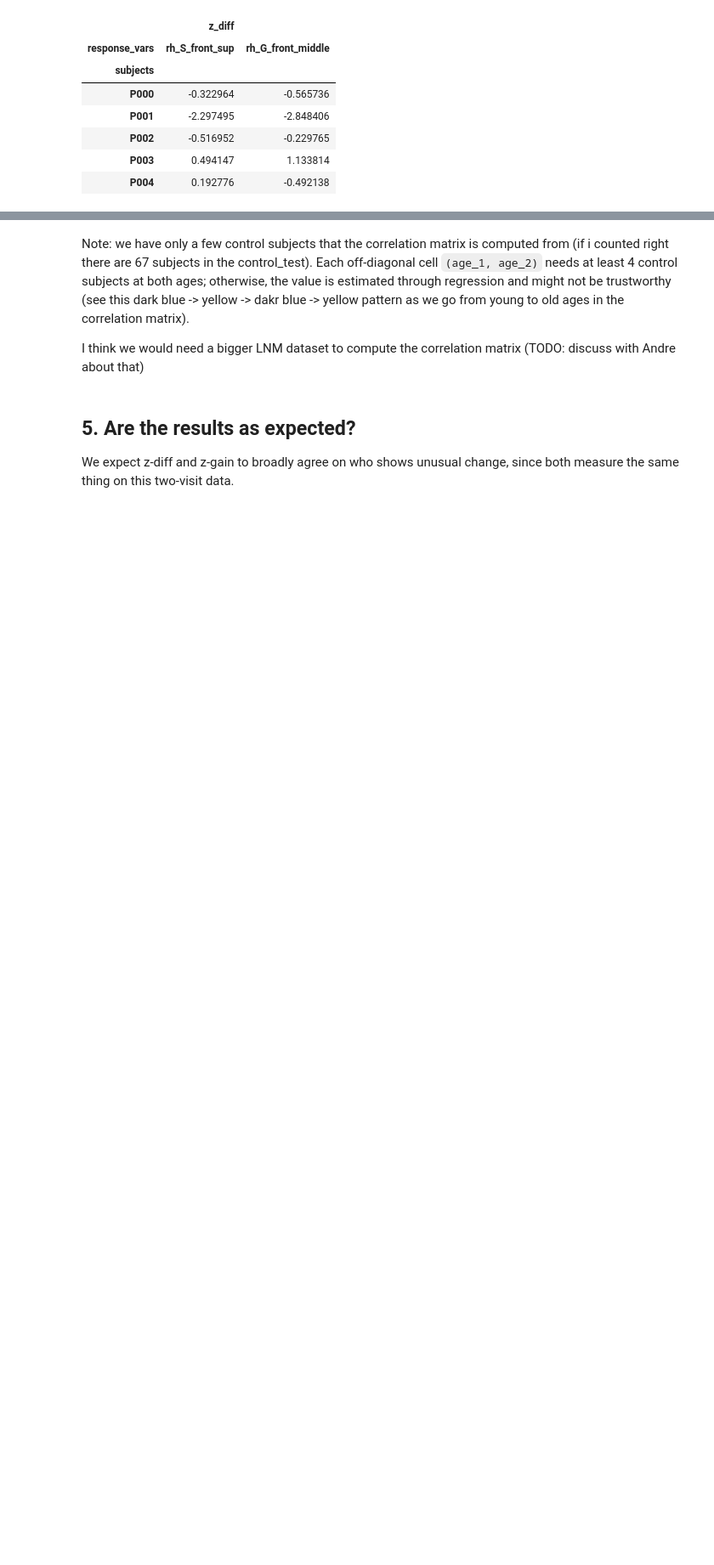
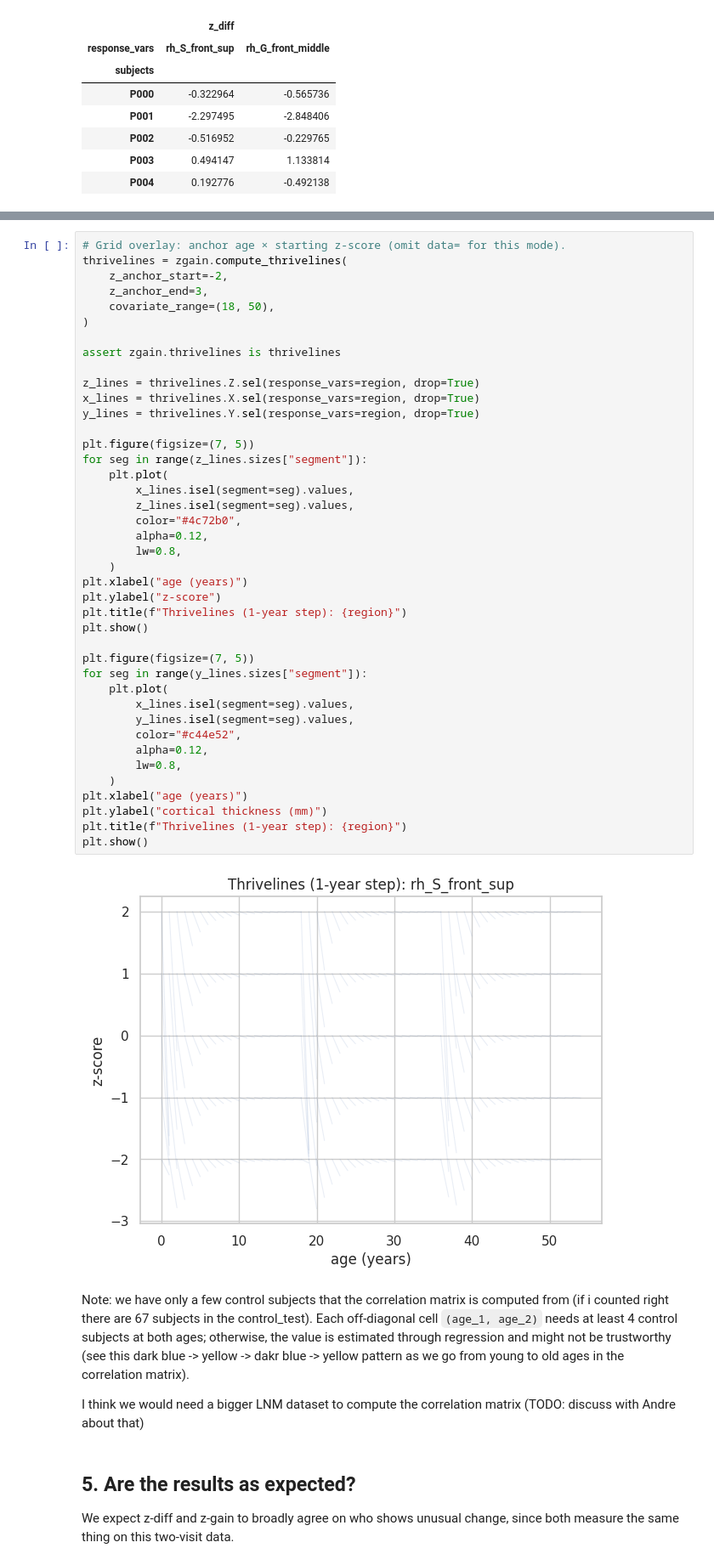
Before and after one commit to predictive-clinical-neuroscience/PCNtoolkit, a Jupyter notebook: examples/14_longitudinal_modelling.ipynb, the cells around one changed output, grey strips where cells are left out. Shown at 85% size. Cells and saved outputs as stored; diff of their text form; blank space fills up the shorter version.

```diff
--- a/examples/14_longitudinal_modelling.ipynb
+++ b/examples/14_longitudinal_modelling.ipynb
@@ -414,3 +452,46 @@ plt.show()
+# %%
+# Grid overlay: anchor age × starting z-score (omit data= for this mode).
+thrivelines = zgain.compute_thrivelines(
+    z_anchor_start=-2,
+    z_anchor_end=3,
+    covariate_range=(18, 50),
+)
+
+assert zgain.thrivelines is thrivelines
+
+z_lines = thrivelines.Z.sel(response_vars=region, drop=True)
+x_lines = thrivelines.X.sel(response_vars=region, drop=True)
+y_lines = thrivelines.Y.sel(response_vars=region, drop=True)
+
+plt.figure(figsize=(7, 5))
+for seg in range(z_lines.sizes["segment"]):
+    plt.plot(
+        x_lines.isel(segment=seg).values,
+        z_lines.isel(segment=seg).values,
+        color="#4c72b0",
+        alpha=0.12,
+        lw=0.8,
+    )
+plt.xlabel("age (years)")
+plt.ylabel("z-score")
+plt.title(f"Thrivelines (1-year step): {region}")
+plt.show()
+
+plt.figure(figsize=(7, 5))
+for seg in range(y_lines.sizes["segment"]):
+    plt.plot(
+        x_lines.isel(segment=seg).values,
+        y_lines.isel(segment=seg).values,
+        color="#c44e52",
+        alpha=0.12,
+        lw=0.8,
+    )
+plt.xlabel("age (years)")
+plt.ylabel("cortical thickness (mm)")
+plt.title(f"Thrivelines (1-year step): {region}")
+plt.show()
+# %% [output]
+[figure, added]
 # %% [markdown]
 Note: we have only a few control subjects that the correlation matrix is computed from (if i counted right there are 67 subjects in the control_test). Each off-diagonal cell `(age_1, age_2)` needs at least 4 control subjects at both ages; otherwise, the value is estimated through regression and might not be trustworthy (see this dark blue -> yellow -> dakr blue -> yellow pattern as we go from young to old ages in the correlation matrix).
 
```
Also changed, not shown: parts of 15 cells of this notebook.
